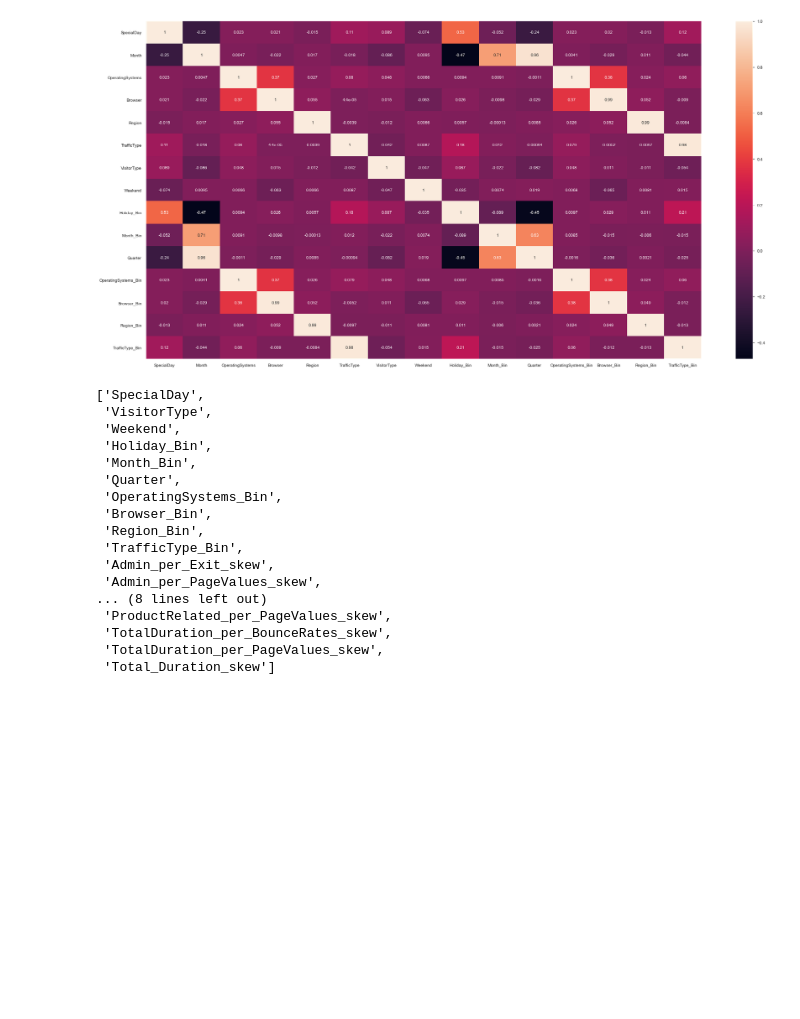
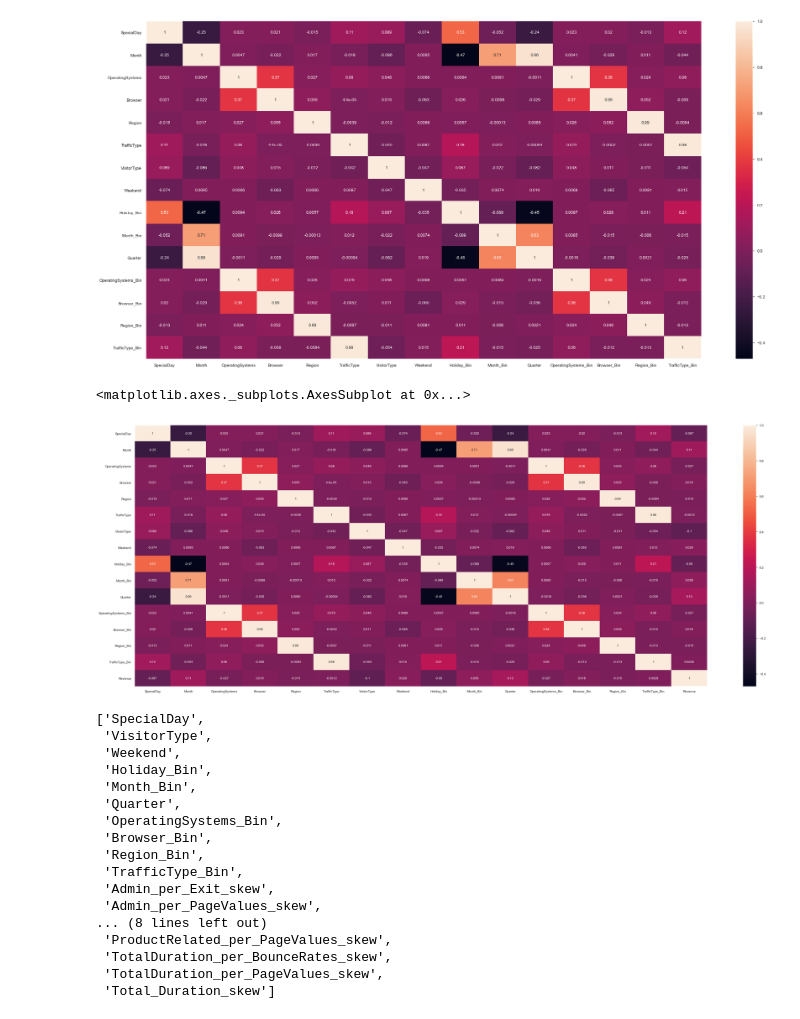
Before and after one commit to Tradeskool/Project-2--Machine_Team_4, a Jupyter notebook: Model_4.6_SMOTE_Recall.ipynb, the cells around one changed output. Saved outputs shown, nothing was run; the diff lists cells and outputs as text; code cells hidden in the pictures; blank space fills up the shorter version.

```diff
--- a/Model_4.6_SMOTE_Recall.ipynb
+++ b/Model_4.6_SMOTE_Recall.ipynb
@@ -887,6 +887,32 @@ sns.heatmap(cat_spearman_possible, annot=True)
 # %% [output]
 <matplotlib.axes._subplots.AxesSubplot at 0x...>
 [figure]
+# %%
+#Correlation Heatmap for the dataframe
+all_Cat_Corr_list =['SpecialDay',
+ 'Month',
+ 'OperatingSystems',
+ 'Browser',
+ 'Region',
+ 'TrafficType',
+ 'VisitorType',
+ 'Weekend',
+ 'Holiday_Bin',
+ 'Month_Bin',
+ 'Quarter',
+ 'OperatingSystems_Bin',
+ 'Browser_Bin',
+ 'Region_Bin',
+ 'TrafficType_Bin','Revenue']
+# %%
+all_Cat_Corr_df = df.loc[:,all_Cat_Corr_list]
+
+cat_spearman_possible =all_Cat_Corr_df.corr(method= 'spearman')
+plt.figure(figsize=(40,15))
+sns.heatmap(cat_spearman_possible, annot=True)
+# %% [output]
+<matplotlib.axes._subplots.AxesSubplot at 0x...>
+[figure, added]
 # %%
 Cat_feature_selection =['SpecialDay','VisitorType','Weekend','Holiday_Bin','Month_Bin','Quarter','OperatingSystems_Bin','Browser_Bin','Region_Bin','TrafficType_Bin']
 # %%
```
Also changed, not shown: parts of 15 cells of this notebook.
